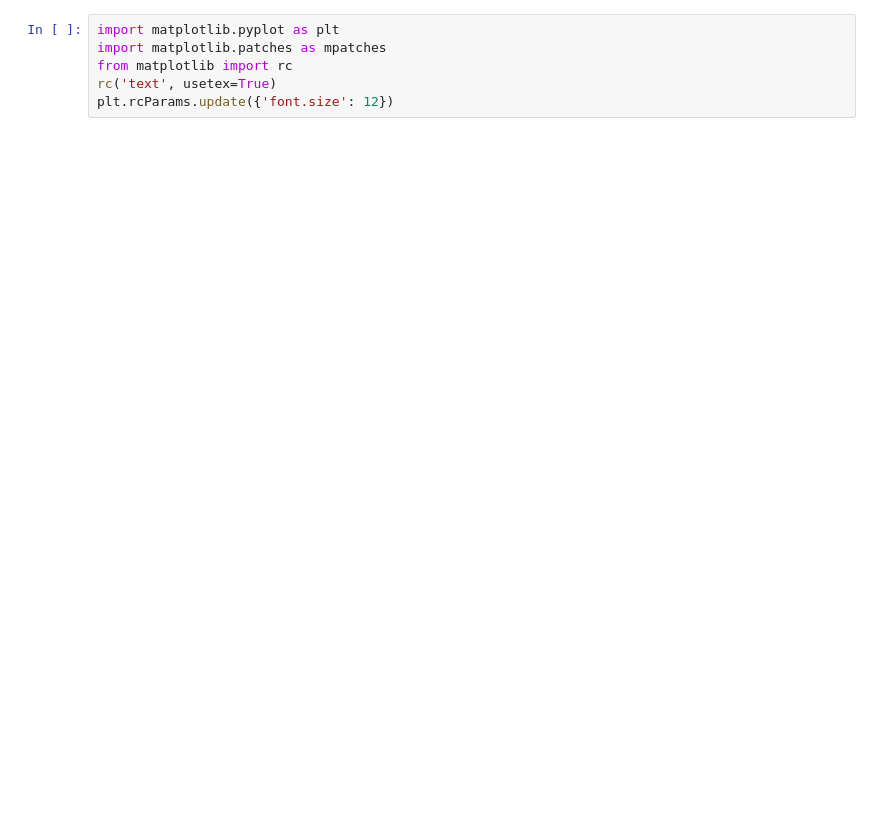
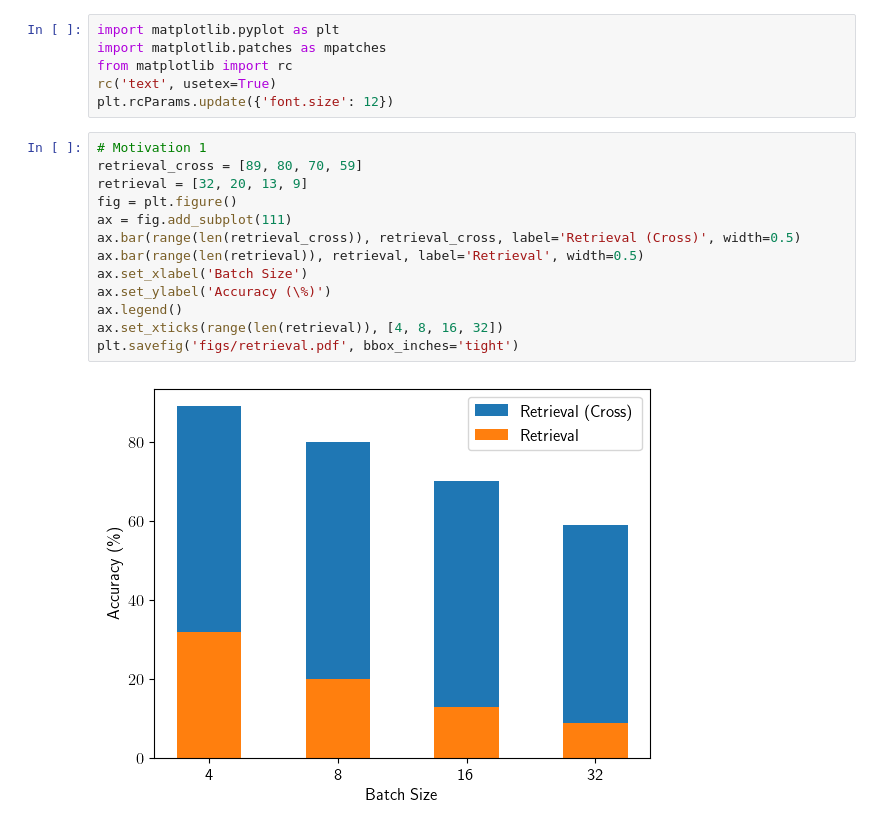
Before and after one commit to lixinghe1999/HAR, a Jupyter notebook: code/plot.ipynb, the cells around one changed output. Saved outputs shown, nothing was run; the diff lists cells and outputs as text; blank space fills up the shorter version.

```diff
--- a/code/plot.ipynb
+++ b/code/plot.ipynb
@@ -4,4 +4,19 @@ import matplotlib.patches as mpatches
 from matplotlib import rc
 rc('text', usetex=True)
 plt.rcParams.update({'font.size': 12})
+# %%
+# Motivation 1
+retrieval_cross = [89, 80, 70, 59]
+retrieval = [32, 20, 13, 9]
+fig = plt.figure()
+ax = fig.add_subplot(111)
+ax.bar(range(len(retrieval_cross)), retrieval_cross, label='Retrieval (Cross)', width=0.5)
+ax.bar(range(len(retrieval)), retrieval, label='Retrieval', width=0.5)
+ax.set_xlabel('Batch Size')
+ax.set_ylabel('Accuracy (\%)')
+ax.legend()
+ax.set_xticks(range(len(retrieval)), [4, 8, 16, 32])
+plt.savefig('figs/retrieval.pdf', bbox_inches='tight')
+# %% [output]
+[figure, added]
 # %%
```
Also changed, not shown: parts of 1 cell of this notebook, 36 other files.
